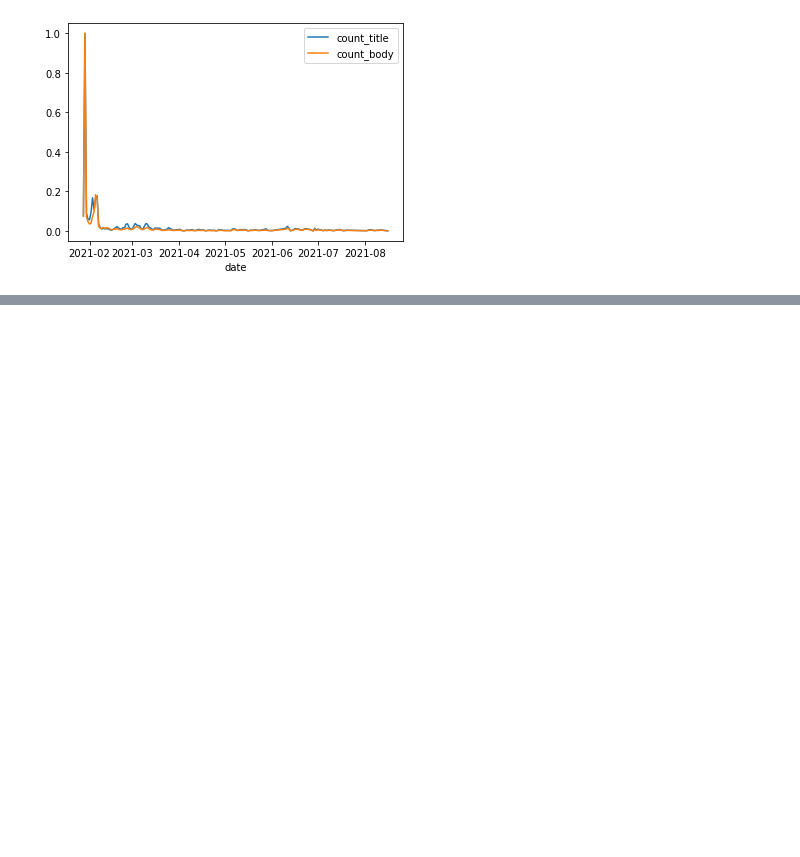
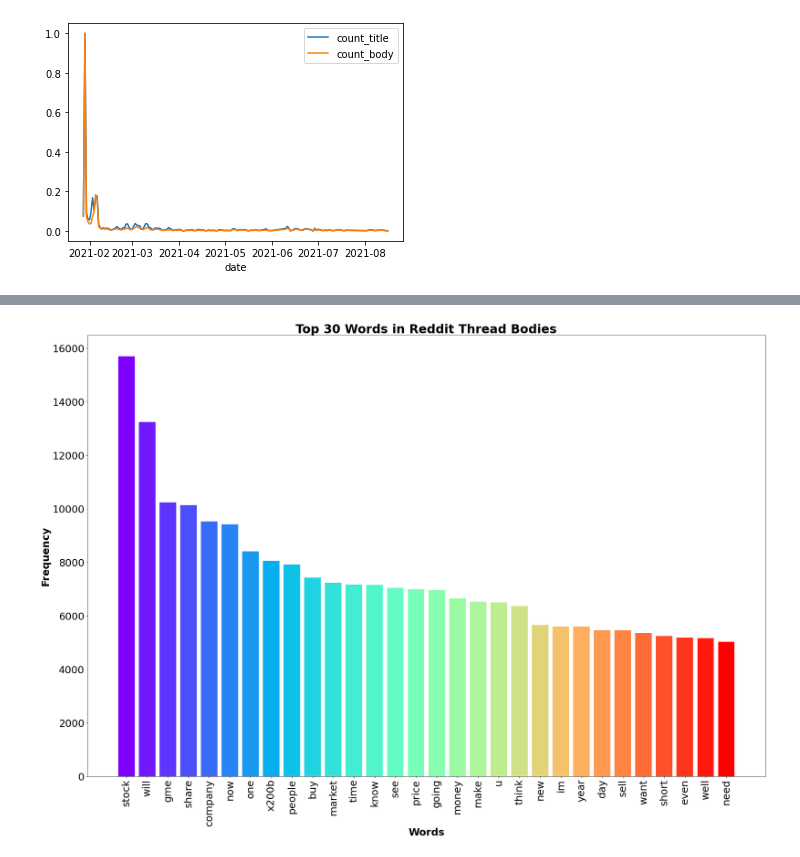
Before and after one commit to ccwhgetgit/DAO2702Project, a Jupyter notebook: Reddit.ipynb, the cells around one changed output, grey strips where cells are left out. Saved outputs shown, nothing was run; the diff lists cells and outputs as text; code cells hidden in the pictures; blank space fills up the shorter version.

Commit message:
feat: add top 30 words in thread body bar chart

```diff
--- a/Reddit.ipynb
+++ b/Reddit.ipynb
@@ -273,0 +279,18 @@ createWordCloud(body_text)
+# %%
+# Process all thread bodies into a dictionary of words to frequency
+body_word_to_freq = WordCloud(stopwords = STOPWORDS).process_text(body_text)
+
+# Get top 30 words by their frequency
+body_word_to_freq_top30 = dict(sorted(body_word_to_freq.items(), key = lambda item: item[1], reverse = True)[:30])
+
+# Plot bar chart of top 30 words
+plt.figure(figsize = (30,20))
+plt.bar(*zip(*body_word_to_freq_top30.items()), color = plt.cm.rainbow(np.linspace(0, 1, 30)))
+plt.title("Top 30 Words in Reddit Thread Bodies", fontsize = 30, fontweight = "bold")
+plt.xticks(fontsize = 25, rotation = 90)
+plt.yticks(fontsize = 25)
+plt.xlabel("Words", fontsize = 25, fontweight = "bold")
+plt.ylabel("Frequency", fontsize = 25, fontweight = "bold")
+plt.show()
+# %% [output]
+[figure, added]
```
Also changed, not shown: parts of 3 cells of this notebook.
